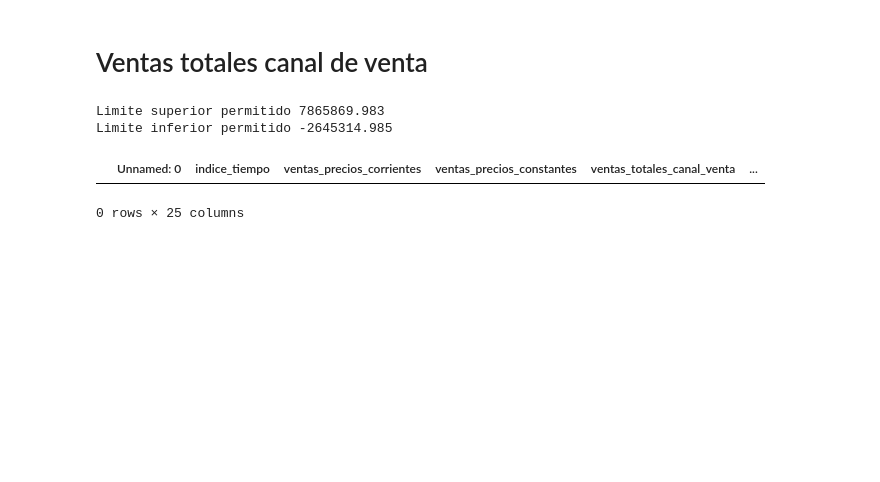
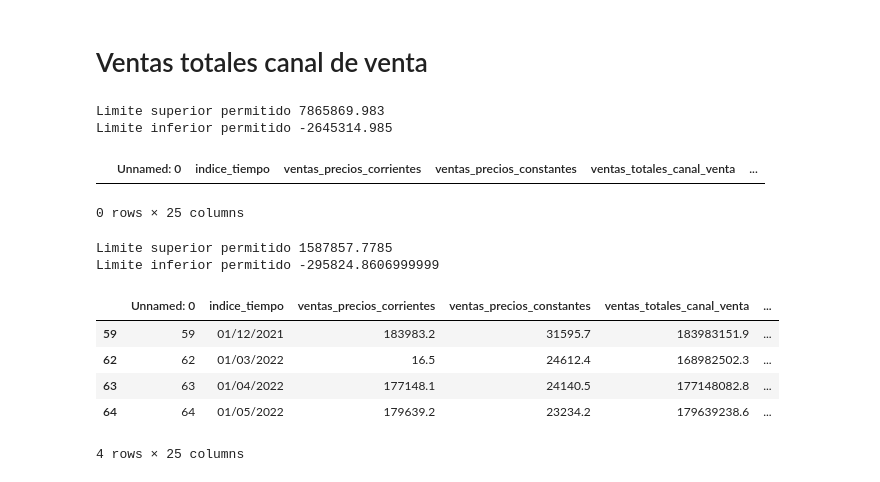
Before and after one commit to Papitasrancheras/Actividad-3, a Jupyter notebook: A3_Outliers.ipynb, the cells around one changed output. Drawn from its saved outputs; the diff is of its cells as text; code cells hidden in the pictures; blank space fills up the shorter version.

Commit message:
Conversion e identifican outliers en indumentaria

```diff
--- a/A3_Outliers.ipynb
+++ b/A3_Outliers.ipynb
@@ -439,3 +439,33 @@ Limite superior permitido 7865869.983
 Limite inferior permitido -2645314.985
 |  | Unnamed: 0 | indice_tiempo | ventas_precios_corrientes | ventas_precios_constantes | ventas_totales_canal_venta | ... |
 0 rows × 25 columns
+# %%
+# Convertimos los valores de la columna alimentos_preparados_rotiseria a numeric
+data["alimentos_preparados_rotiseria"] = pd.to_numeric(data["alimentos_preparados_rotiseria"], errors="coerce")
+
+#Sustituimos NAs por 1
+data["alimentos_preparados_rotiseria"] =data["alimentos_preparados_rotiseria"].fillna(1)
+y6=data["alimentos_preparados_rotiseria"]
+
+#Identificamos outliers
+percentile25=y6.quantile(0.25) #Q1
+percentile75=y6.quantile(0.75) #Q3
+iqr= percentile75 - percentile25
+
+Limite_Superior_iqr_1= percentile75 + 1.5*iqr
+Limite_Inferior_iqr_1= percentile25 - 1.5*iqr
+print("Limite superior permitido", Limite_Superior_iqr_1)
+print("Limite inferior permitido", Limite_Inferior_iqr_1)
+
+#Encontramos Outliers
+outliers_iqr= data[(y6>Limite_Superior_iqr_1)|(y6<Limite_Inferior_iqr_1)]
+outliers_iqr
+# %% [output]
+Limite superior permitido 1587857.7785
+Limite inferior permitido -295824.8606999999
+|  | Unnamed: 0 | indice_tiempo | ventas_precios_corrientes | ventas_precios_constantes | ventas_totales_canal_venta | ... |
+| 59 | 59 | 01/12/2021 | 183983.2 | 31595.7 | 183983151.9 | ... |
+| 62 | 62 | 01/03/2022 | 16.5 | 24612.4 | 168982502.3 | ... |
+| 63 | 63 | 01/04/2022 | 177148.1 | 24140.5 | 177148082.8 | ... |
+| 64 | 64 | 01/05/2022 | 179639.2 | 23234.2 | 179639238.6 | ... |
+4 rows × 25 columns
```
Also changed, not shown: parts of 1 cell of this notebook.
